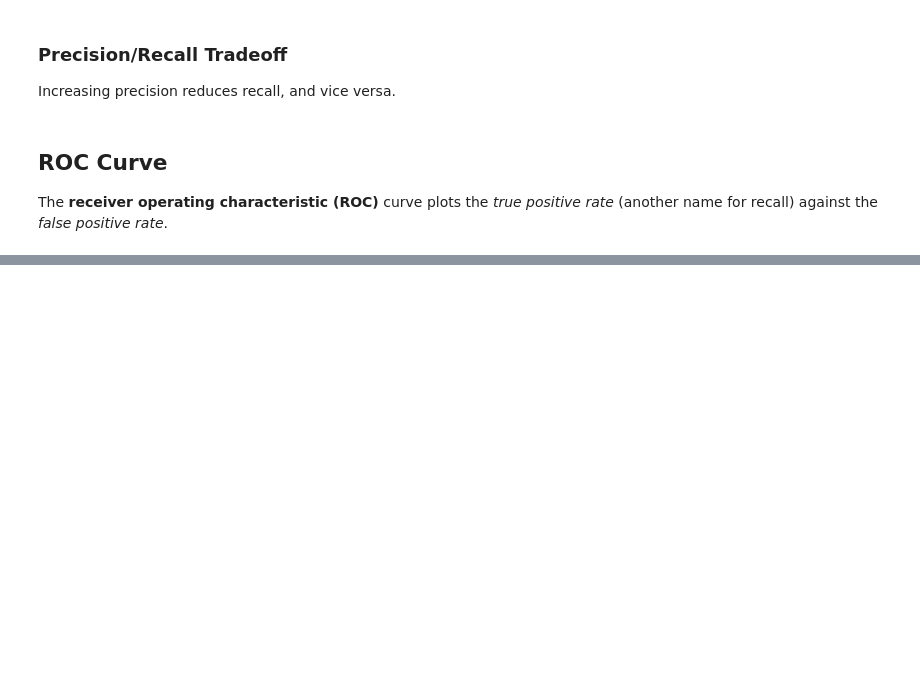
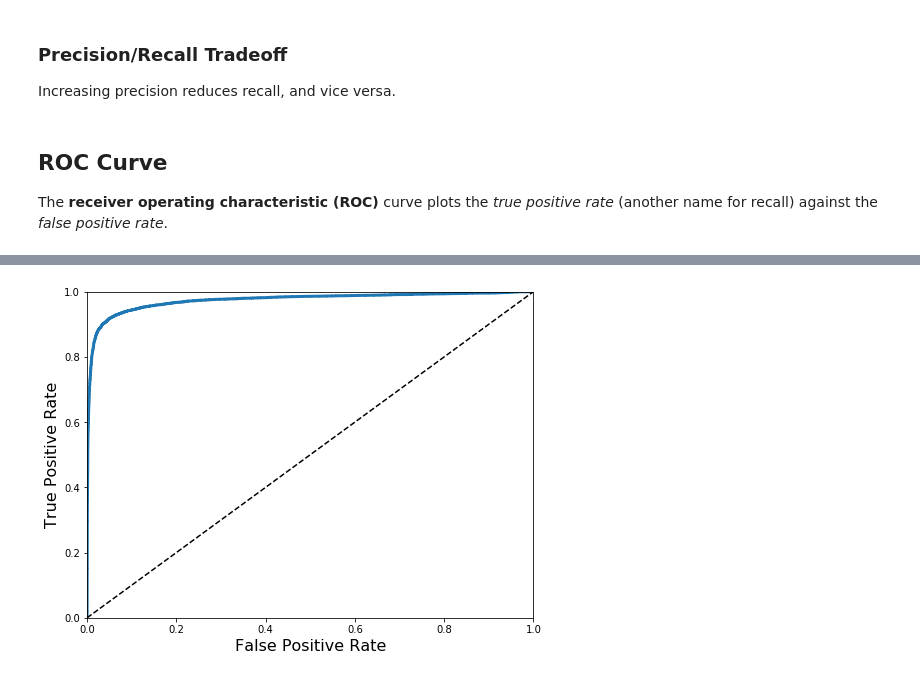
Before and after one commit to YingzhiGou/AI-Meetup-Decision-Systems-Lab-UOW, a Jupyter notebook: tutorial/machine_learning_with_python/02_Classification.ipynb, the cells around one changed output, grey strips where cells are left out. Cells and saved outputs as stored; diff of their text form; code cells hidden in the pictures; blank space fills up the shorter version.

```diff
--- a/tutorial/machine_learning_with_python/02_Classification.ipynb
+++ b/tutorial/machine_learning_with_python/02_Classification.ipynb
@@ -112,0 +195,5 @@ show_digit(X[23423])
+# %%
+from sklearn.naive_bayes import GaussianNB
+
+nb_clf = GaussianNB()
+nb_clf.fit(X_train, y_train_5)
@@ -112,0 +210,5 @@ show_digit(X[23423])
+# %%
+from sklearn.linear_model import Perceptron
+
+prcptrn_clf = Perceptron(random_state=42)
+prcptrn_clf.fit(X_train, y_train_5)
@@ -112,0 +227,5 @@ show_digit(X[23423])
+# %%
+from sklearn.neural_network import MLPClassifier
+
+mlp_clf = MLPClassifier()
+mlp_clf.fit(X_train, y_train_5)
@@ -112,0 +252,5 @@ show_digit(X[23423])
+# %%
+from sklearn.tree import DecisionTreeClassifier
+
+dt_clf = DecisionTreeClassifier()
+dt_clf.fit(X_train, y_train_5)
@@ -210,14 +426,13 @@ print(thresholds)
 # %%
-def plot_roc_curve(fpr, tpr, label=None):
-    plt.plot(fpr, tpr, linewidth=3, label=label)
-    plt.plot([0, 1], [0, 1], 'k--')
-    plt.axis([0, 1, 0, 1])
-    plt.xlabel('False Positive Rate', fontsize=16)
-    plt.ylabel('True Positive Rate', fontsize=16)
-
 plt.figure(figsize=(8,6))
-plot_roc_curve(fpr, tpr)
+plt.plot(fpr, tpr, linewidth=3)
+plt.plot([0, 1], [0, 1], 'k--')
+plt.axis([0, 1, 0, 1])
+plt.xlabel('False Positive Rate', fontsize=16)
+plt.ylabel('True Positive Rate', fontsize=16)
 plt.show()
+# %% [output]
+[figure, added]
 # %%
 # compute ROC AUC (ROC Area under the curve)
 from sklearn.metrics import roc_auc_score
```
Also changed, not shown: parts of 64 cells of this notebook.
